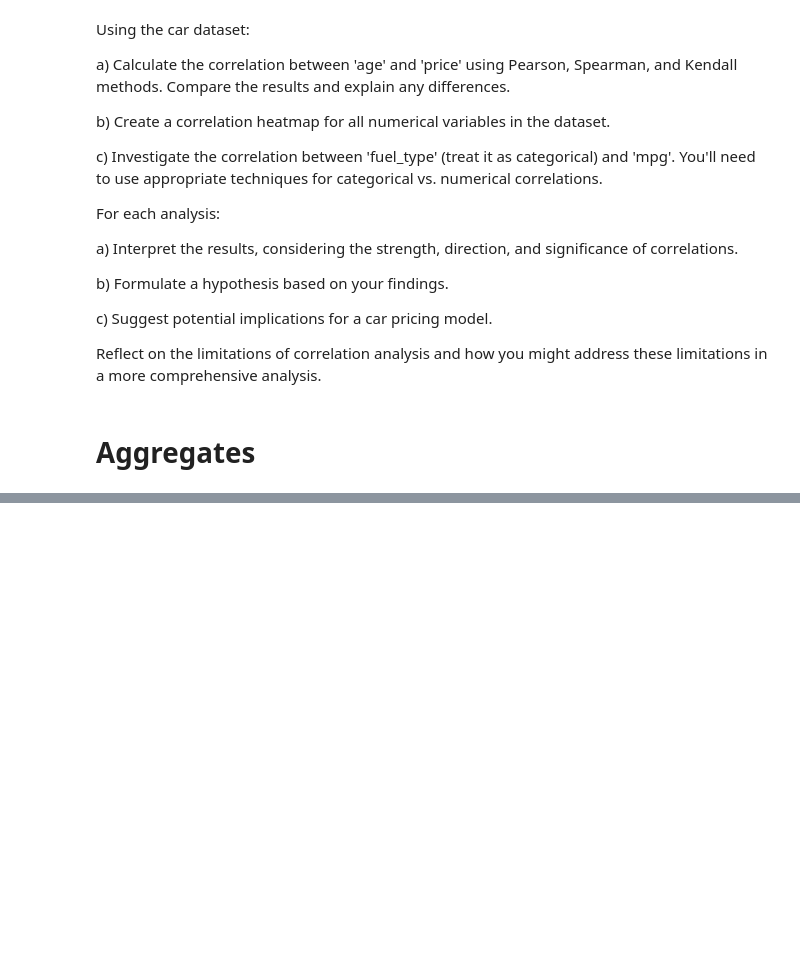
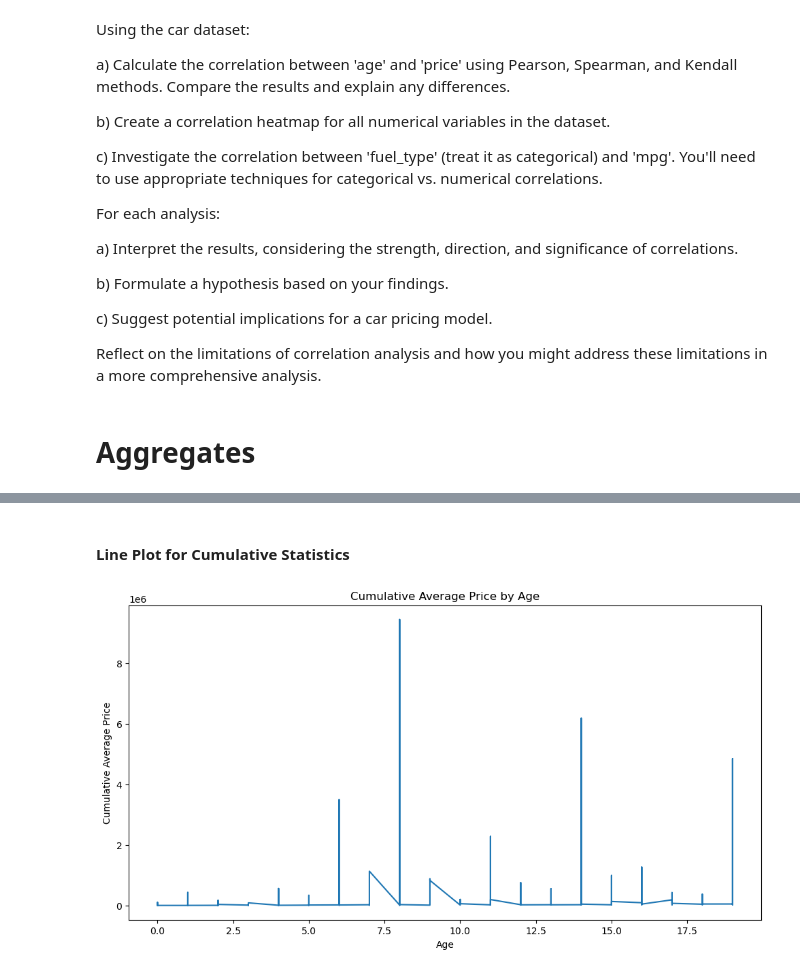
Before and after one commit to drjodyannjones/mdsi_python_seminar_11122023, a Jupyter notebook: exploratory_data_analysis/eda.ipynb, the cells around one changed output, grey strips where cells are left out. Cells and saved outputs as stored; diff of their text form; code cells hidden in the pictures; blank space fills up the shorter version.

```diff
--- a/exploratory_data_analysis/eda.ipynb
+++ b/exploratory_data_analysis/eda.ipynb
@@ -1470,0 +1571,13 @@ Reflect on the limitations of correlation analysis and how you might address the
+# %%
+# Sort by age and calculate cumulative average price
+df_sorted = df.sort_values('age')
+df_sorted['cumulative_avg_price'] = df_sorted['price'].cumsum() / (df_sorted.index + 1)
+
+print("\nCumulative Average Price by Age (first 10 rows):")
+print(df_sorted[['age', 'price', 'cumulative_avg_price']].head(10).round(2))
+
+# Calculate 3-year rolling average price
+df_sorted['rolling_avg_price'] = df_sorted['price'].rolling(window=3).mean()
+
+print("\nRolling Average Price by Age (first 10 rows):")
+print(df_sorted[['age', 'price', 'rolling_avg_price']].head(10).round(2))
@@ -1470,0 +1625,11 @@ Reflect on the limitations of correlation analysis and how you might address the
+# %% [markdown]
+#### Line Plot for Cumulative Statistics
+# %%
+plt.figure(figsize=(12, 6))
+plt.plot(df_sorted['age'], df_sorted['cumulative_avg_price'])
+plt.title('Cumulative Average Price by Age')
+plt.xlabel('Age')
+plt.ylabel('Cumulative Average Price')
+plt.show()
+# %% [output]
+[figure, added]
```
Also changed, not shown: parts of 19 cells of this notebook.
